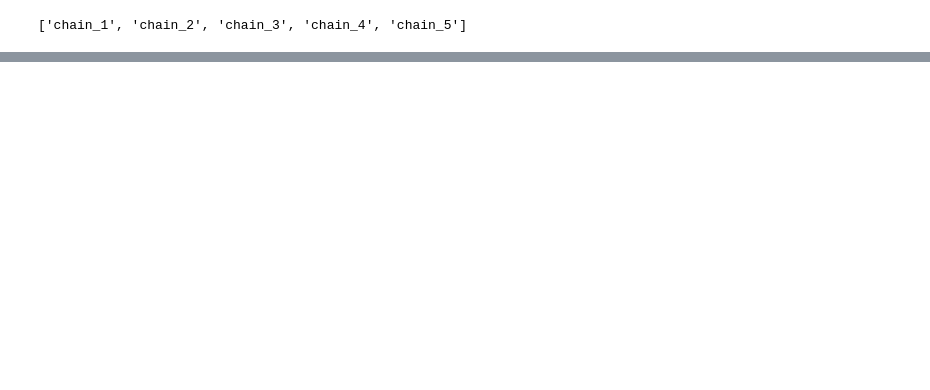
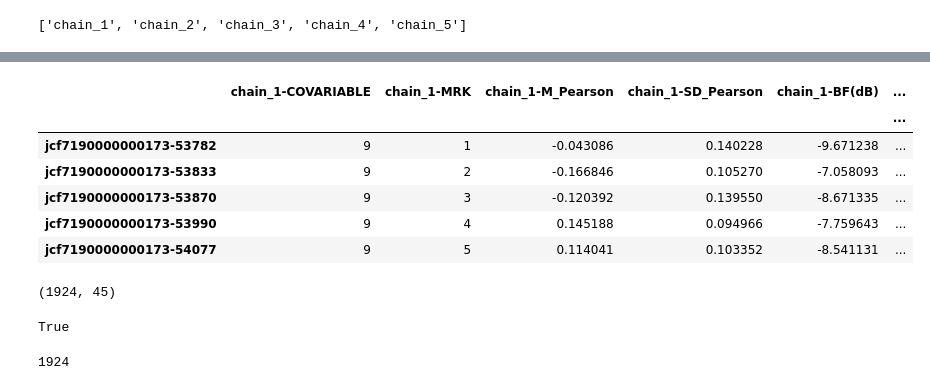
Before and after one commit to brandonlind/doug_fir_mapping_pops_analyses, a Jupyter notebook: 002_02_DF_pooled_GEA_coastal_gather.ipynb, the cells around one changed output, grey strips where cells are left out. Drawn from its saved outputs; the diff is of its cells as text; code cells hidden in the pictures; blank space fills up the shorter version.

```diff
--- a/002_02_DF_pooled_GEA_coastal_gather.ipynb
+++ b/002_02_DF_pooled_GEA_coastal_gather.ipynb
@@ -514,0 +763,3 @@ del dflst, chaindfs, df, df2, df3, dfs, envlist, jobs
+# %%
+newresdir = op.join(cmddir, 'new_results')
+newresdir
@@ -514,0 +774,5 @@ del dflst, chaindfs, df, df2, df3, dfs, envlist, jobs
+# %%
+jobs = []
+for bffile in nb(newbffiles):
+    jobs.append(lview.apply_async(label_snps, bffile))
+watch_async(jobs)
@@ -514,0 +796,16 @@ del dflst, chaindfs, df, df2, df3, dfs, envlist, jobs
+# %%
+# concatenate environmental output by each chain, print out num snps for each env for each chain
+newchaindfs = {}
+for chain,envs in newenvlist.items():
+    assert len(envs) == 19
+    if chain not in newchaindfs:
+        newchaindfs[chain] = {}
+    for env,dfs in nb(envs.items(), desc=chain):
+        if env not in newchaindfs[chain]:
+            newchaindfs[chain][env] = pd.concat(dfs)
+        else:
+            print('crap ', chain, env)
+for chain in newchaindfs:
+    print(ColorText(chain).bold())
+    for env in newchaindfs[chain]:
+        print('\t',env, nrow(newchaindfs[chain][env]))
@@ -514,0 +830,47 @@ del dflst, chaindfs, df, df2, df3, dfs, envlist, jobs
+# %%
+# concatenate environmental output by each env, combine chains into single df
+newdflst = {}
+for chain,envs in newenvlist.items():
+    for env,dfs in nb(envs.items(), desc=chain):
+        if env not in newdflst:
+            newdflst[env] = []
+        df = pd.concat(dfs)
+        df.columns = [f"{chain}-{col}" for col in df.columns]
+        newdflst[env].append(df)
+# combine chains for each env - should have done this in parallel
+newenvdfs = {}
+for env,lst in nb(newdflst.items(), desc='combo'):
+    assert len(lst) == 5
+    df = pd.merge(lst[0], lst[1], left_index=True, right_index=True)
+    df2 = pd.merge(lst[2], lst[3], left_index=True, right_index=True)
+    df3 = pd.merge(df, df2, left_index=True, right_index=True)
+    newenvdfs[env] = pd.merge(df3, lst[4], left_index=True, right_index=True)
+
+
+newenvdfs[env].head()
+# %% [output]
+|  | chain_1-COVARIABLE | chain_1-MRK | chain_1-M_Pearson | chain_1-SD_Pearson | chain_1-BF(dB) | ... |
+|  |  |  |  |  |  | ... |
+| jcf7190000000173-53782 | 9 | 1 | -0.043086 | 0.140228 | -9.671238 | ... |
+| jcf7190000000173-53833 | 9 | 2 | -0.166846 | 0.105270 | -7.058093 | ... |
+| jcf7190000000173-53870 | 9 | 3 | -0.120392 | 0.139550 | -8.671335 | ... |
+| jcf7190000000173-53990 | 9 | 4 | 0.145188 | 0.094966 | -7.759643 | ... |
+| jcf7190000000173-54077 | 9 | 5 | 0.114041 | 0.103352 | -8.541131 | ... |
+# %%
+newenvdfs[env].shape
+# %% [output]
+(1924, 45)
+# %%
+newgfile_dir = op.join(cmddir, 'new_individual_gfiles')
+op.exists(newgfile_dir)
+# %% [output]
+True
+# %%
+# how many SNPs should be in each env file?
+newrows = 0
+for gfile in nb(fs(newgfile_dir, pattern='noheaderidx.txt')):
+    df = pd.read_table(gfile, usecols=[0], header=None)
+    newrows += nrow(df)
+newrows
+# %% [output]
+1924
```
Also changed, not shown: parts of 133 cells of this notebook.
